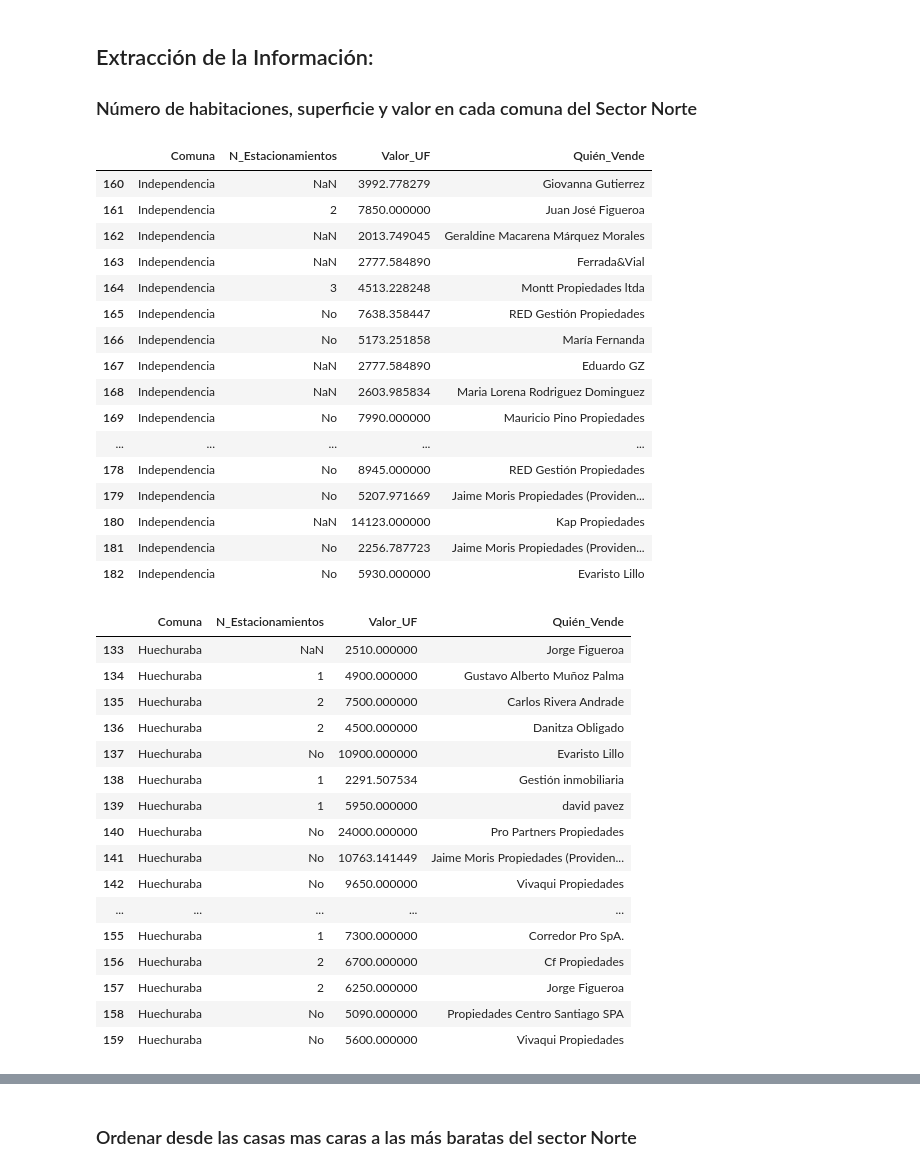
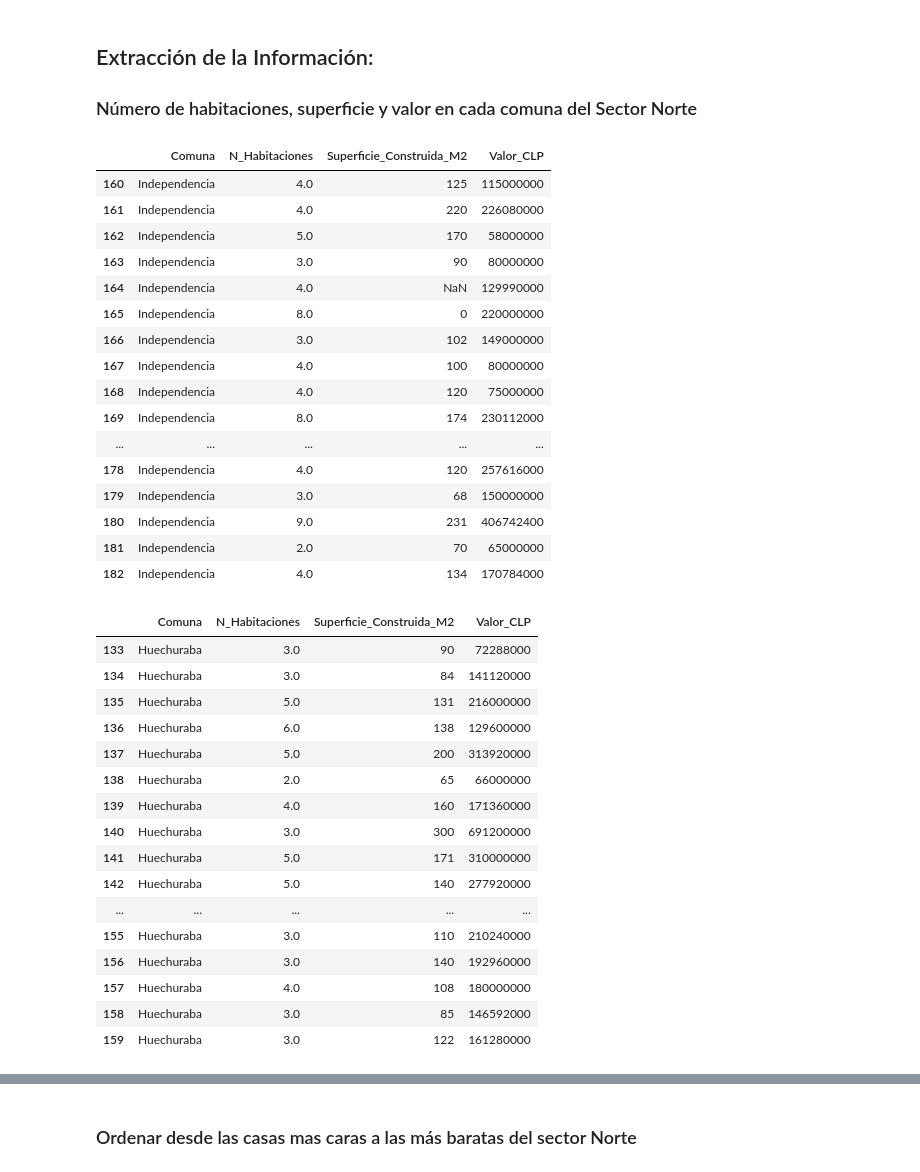
Before and after one commit to Seba-es/Venta_Casas_RM, a Jupyter notebook: analisis.ipynb, the cells around one changed output, grey strips where cells are left out. Saved outputs shown, nothing was run; the diff lists cells and outputs as text; code cells hidden in the pictures.

```diff
--- a/analisis.ipynb
+++ b/analisis.ipynb
@@ -102,43 +102,43 @@ casas_quilicura = df.loc[842:891]
 ## Extracción de la Información:
 ### Número de habitaciones, superficie y valor en cada comuna del Sector Norte
 # %%
-casas_independencia.iloc[:,[0, 3, 6, 9]]  # extrae las habitaciones, superficie y valor
+casas_independencia.iloc[:,[0, 1, 5, 7]]  # extrae las habitaciones, superficie y valor
 # %% [output]
-|  | Comuna | N_Estacionamientos | Valor_UF | Quién_Vende |
-| 160 | Independencia | NaN | 3992.778279 | Giovanna Gutierrez |
-| 161 | Independencia | 2 | 7850.000000 | Juan José Figueroa |
-| 162 | Independencia | NaN | 2013.749045 | Geraldine Macarena Márquez Morales |
-| 163 | Independencia | NaN | 2777.584890 | Ferrada&Vial |
-| 164 | Independencia | 3 | 4513.228248 | Montt Propiedades ltda |
-| 165 | Independencia | No | 7638.358447 | RED Gestión Propiedades |
-| 166 | Independencia | No | 5173.251858 | María Fernanda |
-| 167 | Independencia | NaN | 2777.584890 | Eduardo GZ |
-| 168 | Independencia | NaN | 2603.985834 | Maria Lorena Rodriguez Dominguez |
-| 169 | Independencia | No | 7990.000000 | Mauricio Pino Propiedades |
+|  | Comuna | N_Habitaciones | Superficie_Construida_M2 | Valor_CLP |
+| 160 | Independencia | 4.0 | 125 | 115000000 |
+| 161 | Independencia | 4.0 | 220 | 226080000 |
+| 162 | Independencia | 5.0 | 170 | 58000000 |
+| 163 | Independencia | 3.0 | 90 | 80000000 |
+| 164 | Independencia | 4.0 | NaN | 129990000 |
+| 165 | Independencia | 8.0 | 0 | 220000000 |
+| 166 | Independencia | 3.0 | 102 | 149000000 |
+| 167 | Independencia | 4.0 | 100 | 80000000 |
+| 168 | Independencia | 4.0 | 120 | 75000000 |
+| 169 | Independencia | 8.0 | 174 | 230112000 |
 | ... | ... | ... | ... | ... |
-| 178 | Independencia | No | 8945.000000 | RED Gestión Propiedades |
-| 179 | Independencia | No | 5207.971669 | Jaime Moris Propiedades (Providen... |
-| 180 | Independencia | NaN | 14123.000000 | Kap Propiedades |
-| 181 | Independencia | No | 2256.787723 | Jaime Moris Propiedades (Providen... |
-| 182 | Independencia | No | 5930.000000 | Evaristo Lillo |
+| 178 | Independencia | 4.0 | 120 | 257616000 |
+| 179 | Independencia | 3.0 | 68 | 150000000 |
+| 180 | Independencia | 9.0 | 231 | 406742400 |
+| 181 | Independencia | 2.0 | 70 | 65000000 |
+| 182 | Independencia | 4.0 | 134 | 170784000 |
 # %%
-casas_huechuraba.iloc[:,[0, 3, 6, 9]]  # extrae las habitaciones, superficie y valor
+casas_huechuraba.iloc[:,[0, 1, 5, 7]]  # extrae las habitaciones, superficie y valor
 # %% [output]
-|  | Comuna | N_Estacionamientos | Valor_UF | Quién_Vende |
-| 133 | Huechuraba | NaN | 2510.000000 | Jorge Figueroa |
-| 134 | Huechuraba | 1 | 4900.000000 | Gustavo Alberto Muñoz Palma |
-| 135 | Huechuraba | 2 | 7500.000000 | Carlos Rivera Andrade |
-| 136 | Huechuraba | 2 | 4500.000000 | Danitza Obligado |
-| 137 | Huechuraba | No | 10900.000000 | Evaristo Lillo |
-| 138 | Huechuraba | 1 | 2291.507534 | Gestión inmobiliaria |
-| 139 | Huechuraba | 1 | 5950.000000 | david pavez |
-| 140 | Huechuraba | No | 24000.000000 | Pro Partners Propiedades |
-| 141 | Huechuraba | No | 10763.141449 | Jaime Moris Propiedades (Providen... |
-| 142 | Huechuraba | No | 9650.000000 | Vivaqui Propiedades |
+|  | Comuna | N_Habitaciones | Superficie_Construida_M2 | Valor_CLP |
+| 133 | Huechuraba | 3.0 | 90 | 72288000 |
+| 134 | Huechuraba | 3.0 | 84 | 141120000 |
+| 135 | Huechuraba | 5.0 | 131 | 216000000 |
+| 136 | Huechuraba | 6.0 | 138 | 129600000 |
+| 137 | Huechuraba | 5.0 | 200 | 313920000 |
+| 138 | Huechuraba | 2.0 | 65 | 66000000 |
+| 139 | Huechuraba | 4.0 | 160 | 171360000 |
+| 140 | Huechuraba | 3.0 | 300 | 691200000 |
+| 141 | Huechuraba | 5.0 | 171 | 310000000 |
+| 142 | Huechuraba | 5.0 | 140 | 277920000 |
 | ... | ... | ... | ... | ... |
-| 155 | Huechuraba | 1 | 7300.000000 | Corredor Pro SpA. |
-| 156 | Huechuraba | 2 | 6700.000000 | Cf Propiedades |
-| 157 | Huechuraba | 2 | 6250.000000 | Jorge Figueroa |
-| 158 | Huechuraba | No | 5090.000000 | Propiedades Centro Santiago SPA |
-| 159 | Huechuraba | No | 5600.000000 | Vivaqui Propiedades |
+| 155 | Huechuraba | 3.0 | 110 | 210240000 |
+| 156 | Huechuraba | 3.0 | 140 | 192960000 |
+| 157 | Huechuraba | 4.0 | 108 | 180000000 |
+| 158 | Huechuraba | 3.0 | 85 | 146592000 |
+| 159 | Huechuraba | 3.0 | 122 | 161280000 |
 # %%
```
Also changed, not shown: parts of 2 cells of this notebook, 1 other file.
